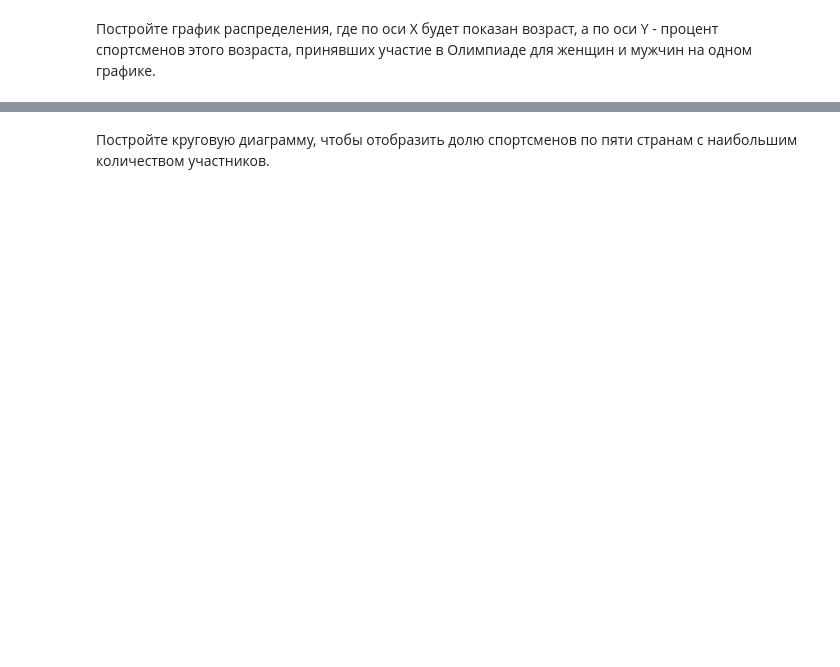
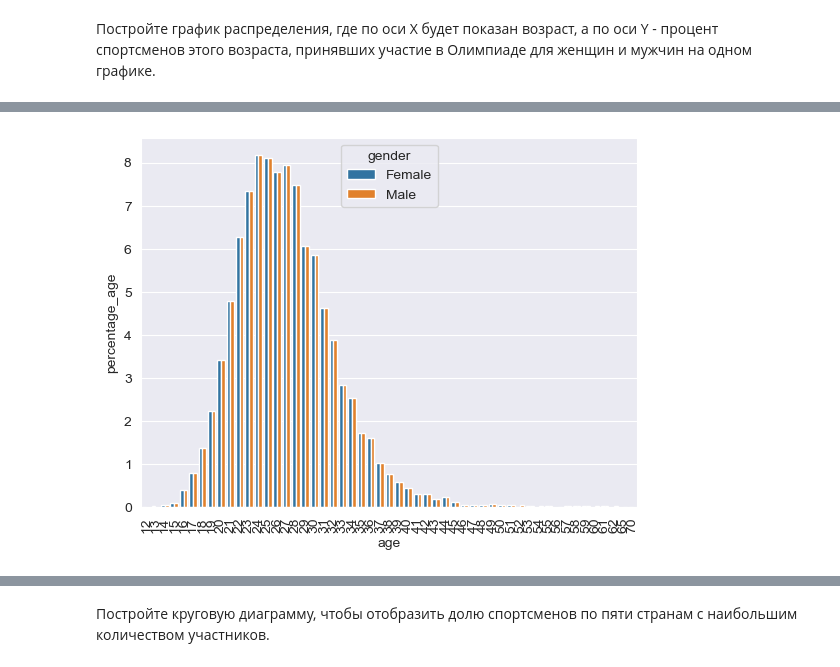
Before and after one commit to AlexanderVitMor/AI_systems, a Jupyter notebook: AIS1.ipynb, the cells around one changed output, grey strips where cells are left out. Drawn from its saved outputs; the diff is of its cells as text; code cells hidden in the pictures; blank space fills up the shorter version.

```diff
--- a/AIS1.ipynb
+++ b/AIS1.ipynb
@@ -274,2 +317,5 @@ Name: count, Length: 639, dtype: int64
 # %% [markdown]
 Постройте график распределения, где по оси X будет показан возраст, а по оси Y - процент спортсменов этого возраста, принявших участие в Олимпиаде для женщин и мужчин на одном графике.
+# %%
+def percentage(age: int):
+    return round(df['age'].value_counts()[age] / len(df) * 100, 2)
@@ -275,0 +326,3 @@ Name: count, Length: 639, dtype: int64
+# %%
+df['percentage_age'] = df['age'].apply(lambda x: percentage(x))
+df
@@ -275,0 +343,5 @@ Name: count, Length: 639, dtype: int64
+# %%
+sns.barplot(data=df, x='age', y='percentage_age', hue='gender')
+plt.xticks(rotation=90);
+# %% [output]
+[figure, added]
```
Also changed, not shown: parts of 14 cells of this notebook.
